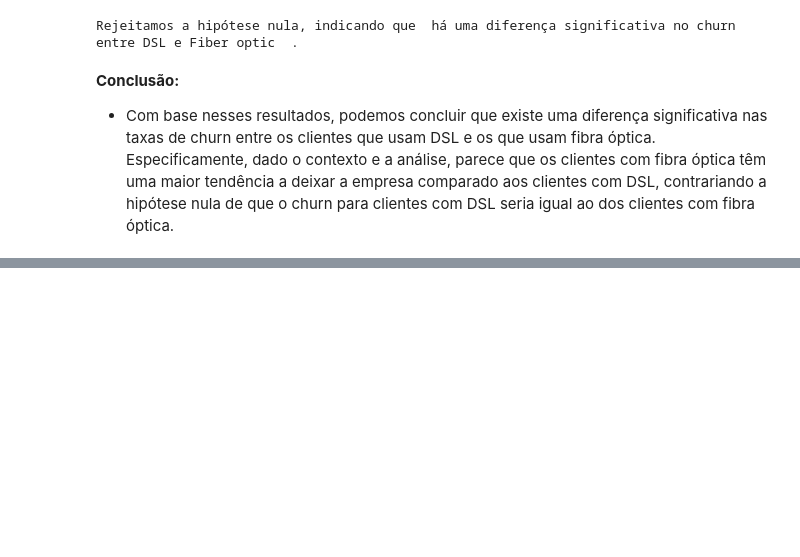
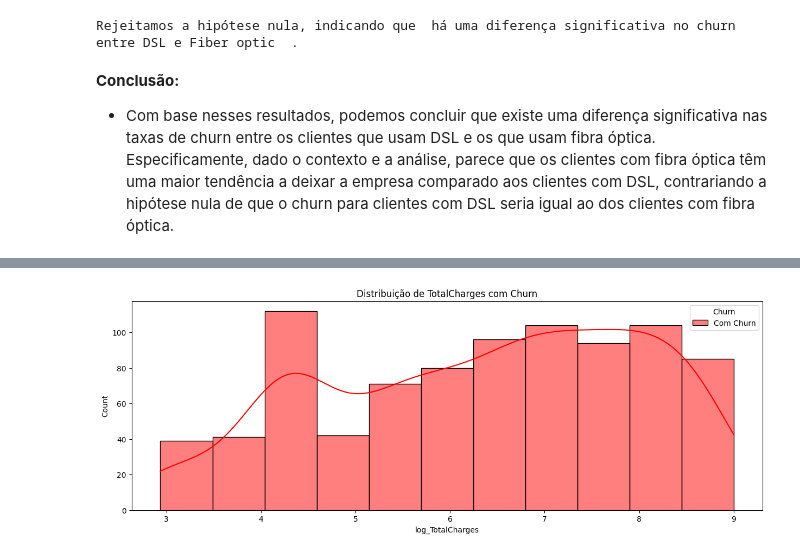
Before and after one commit to donikurtz/ChurnAnalysis-Telco, a Jupyter notebook: 02_teste_hipotese.ipynb, the cells around one changed output, grey strips where cells are left out. Drawn from its saved outputs; the diff is of its cells as text; code cells hidden in the pictures; blank space fills up the shorter version.

```diff
--- a/02_teste_hipotese.ipynb
+++ b/02_teste_hipotese.ipynb
@@ -143,0 +172,4 @@ Rejeitamos a hipótese nula, indicando que  há uma diferença significativa no
+# %%
+# Separação dos dados em grupos de churn e não churn
+charges_with_churn = df3[df3['Churn'] == 'Yes']['log_TotalCharges']
+charges_without_churn = df3[df3['Churn'] == 'No']['log_TotalCharges']
@@ -143,0 +190,9 @@ Rejeitamos a hipótese nula, indicando que  há uma diferença significativa no
+# %%
+# Visualização das distribuições
+plt.figure(figsize=(15, 5))
+sns.histplot(charges_with_churn, color="red", kde=True, label='Com Churn')
+plt.legend(title='Churn')
+plt.title('Distribuição de TotalCharges com Churn')
+plt.show()
+# %% [output]
+[figure, added]
```
Also changed, not shown: parts of 17 cells of this notebook.
